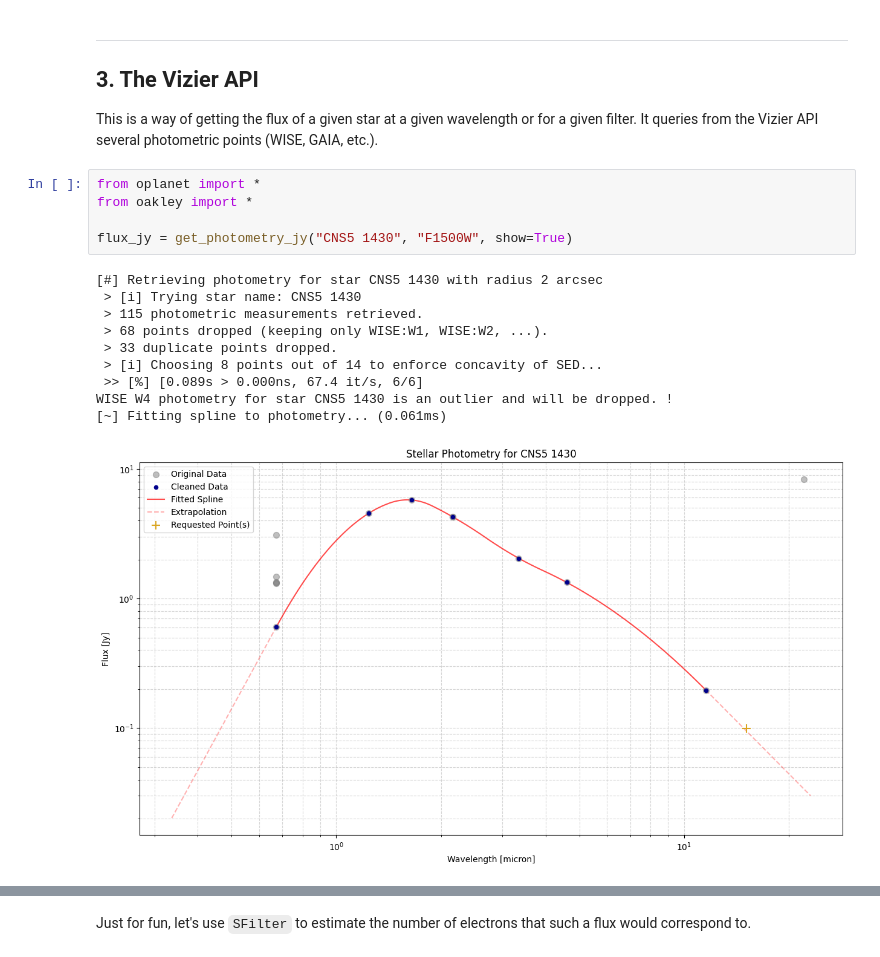
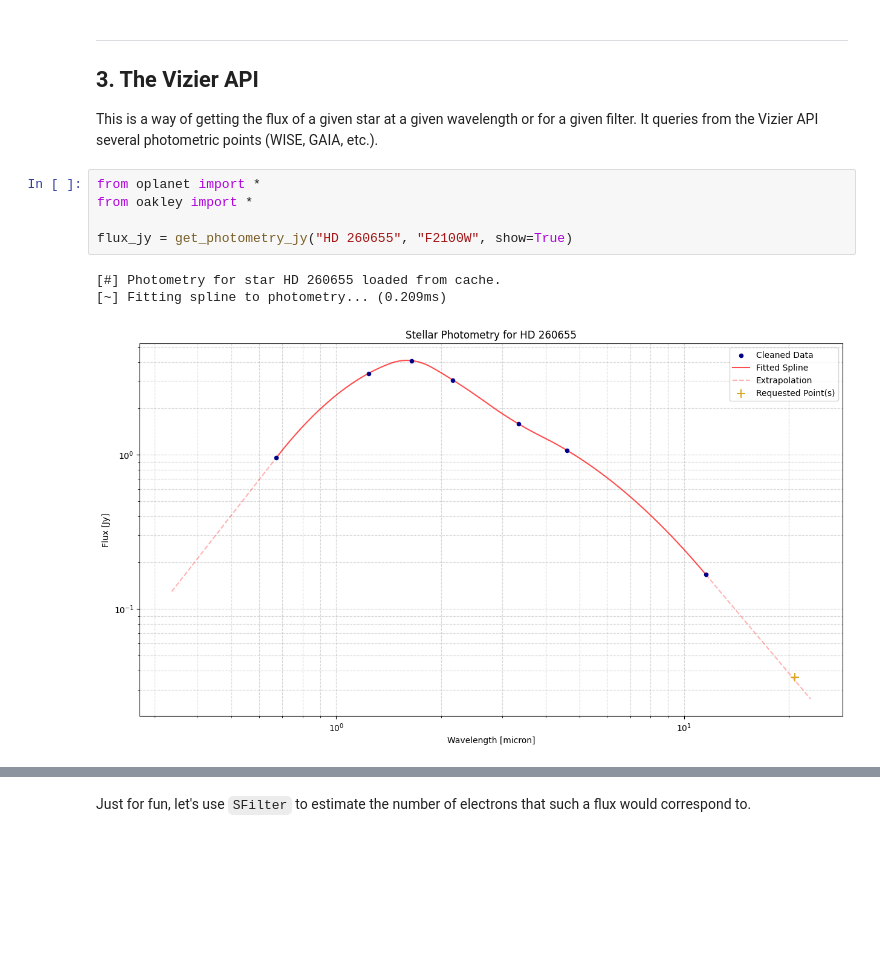
Before and after one commit to ProfesseurShadoko/oplanet, a Jupyter notebook: example.ipynb, the cells around one changed output, grey strips where cells are left out. Cells and saved outputs as stored; diff of their text form; blank space fills up the shorter version.

```diff
--- a/example.ipynb
+++ b/example.ipynb
@@ -150,16 +150,9 @@ This is a way of getting the flux of a given star at a given wavelength or for a
 # %%
 from oplanet import *
 from oakley import *
 
-flux_jy = get_photometry_jy("CNS5 1430", "F1500W", show=True)
+flux_jy = get_photometry_jy("HD 260655", "F2100W", show=True)
 # %% [output]
-[#] Retrieving photometry for star CNS5 1430 with radius 2 arcsec
- > [i] Trying star name: CNS5 1430
- > 115 photometric measurements retrieved.
- > 68 points dropped (keeping only WISE:W1, WISE:W2, ...).
- > 33 duplicate points dropped.
- > [i] Choosing 8 points out of 14 to enforce concavity of SED...
- >> [%] [0.089s > 0.000ns, 67.4 it/s, 6/6]
-WISE W4 photometry for star CNS5 1430 is an outlier and will be dropped. !
-[~] Fitting spline to photometry... (0.061ms)
+[#] Photometry for star HD 260655 loaded from cache.
+[~] Fitting spline to photometry... (0.209ms)
-[figure, old version]
+[figure, new version]
```
Also changed, not shown: parts of 2 cells of this notebook, 3 other files.
